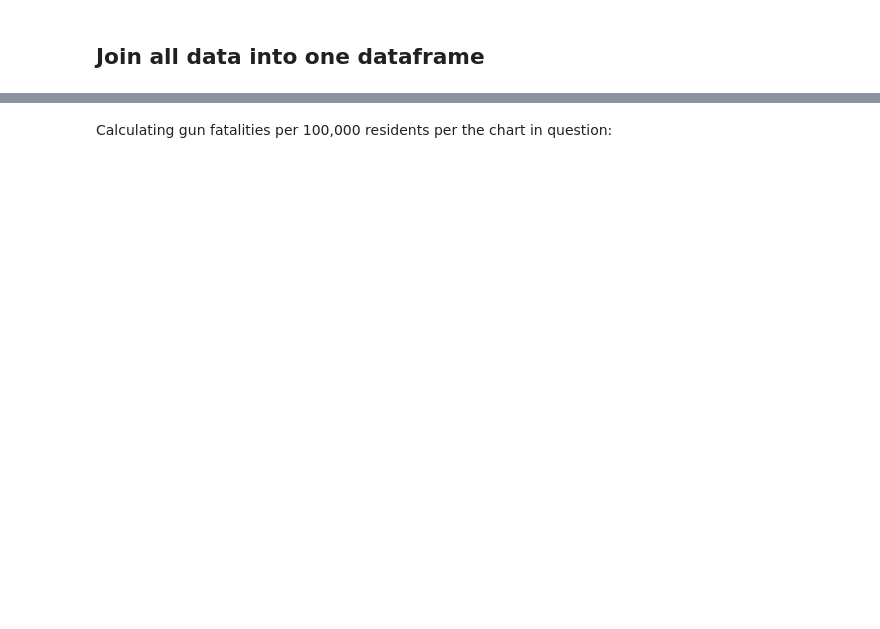
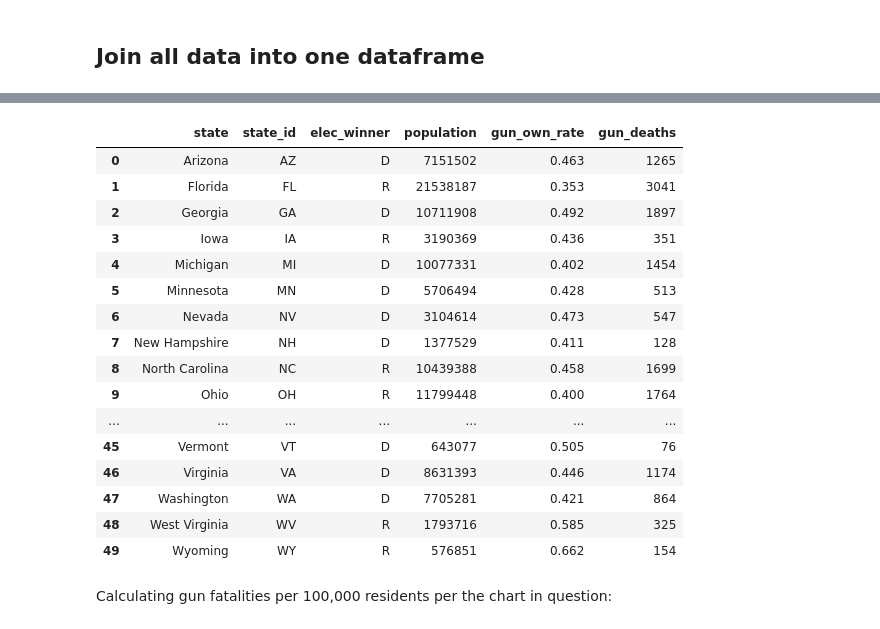
Before and after one commit to MitchellHarrison/data-viz-for-social-media, a Jupyter notebook: gun-deaths-gun-ownership/main.ipynb, the cells around one changed output, grey strips where cells are left out. Saved outputs shown, nothing was run; the diff lists cells and outputs as text; code cells hidden in the pictures; blank space fills up the shorter version.

```diff
--- a/gun-deaths-gun-ownership/main.ipynb
+++ b/gun-deaths-gun-ownership/main.ipynb
@@ -114,13 +196,31 @@ combined.sample(5)
 # %%
 # annotate states with split electors
-combined.loc[combined["called"].isin(["ME","NE"]), "called"] = "S"
+combined.loc[combined["state_id"].isin(["ME","NE"]), "called"] = "S"
 
 # merge gun death data with the rest using "state_id" header
 combined = combined.merge(gun_death, how="inner", on="state_id")
 
 # rename "called" column to be more descriptive
 combined.rename(columns = {"called": "elec_winner"}, inplace=True)
 combined
+# %% [output]
+|  | state | state_id | elec_winner | population | gun_own_rate | gun_deaths |
+| 0 | Arizona | AZ | D | 7151502 | 0.463 | 1265 |
+| 1 | Florida | FL | R | 21538187 | 0.353 | 3041 |
+| 2 | Georgia | GA | D | 10711908 | 0.492 | 1897 |
+| 3 | Iowa | IA | R | 3190369 | 0.436 | 351 |
+| 4 | Michigan | MI | D | 10077331 | 0.402 | 1454 |
+| 5 | Minnesota | MN | D | 5706494 | 0.428 | 513 |
+| 6 | Nevada | NV | D | 3104614 | 0.473 | 547 |
+| 7 | New Hampshire | NH | D | 1377529 | 0.411 | 128 |
+| 8 | North Carolina | NC | R | 10439388 | 0.458 | 1699 |
+| 9 | Ohio | OH | R | 11799448 | 0.400 | 1764 |
+| ... | ... | ... | ... | ... | ... | ... |
+| 45 | Vermont | VT | D | 643077 | 0.505 | 76 |
+| 46 | Virginia | VA | D | 8631393 | 0.446 | 1174 |
+| 47 | Washington | WA | D | 7705281 | 0.421 | 864 |
+| 48 | West Virginia | WV | R | 1793716 | 0.585 | 325 |
+| 49 | Wyoming | WY | R | 576851 | 0.662 | 154 |
 # %% [markdown]
 Calculating gun fatalities per 100,000 residents per the chart in question:
 # %%
```
Also changed, not shown: parts of 18 cells of this notebook.
